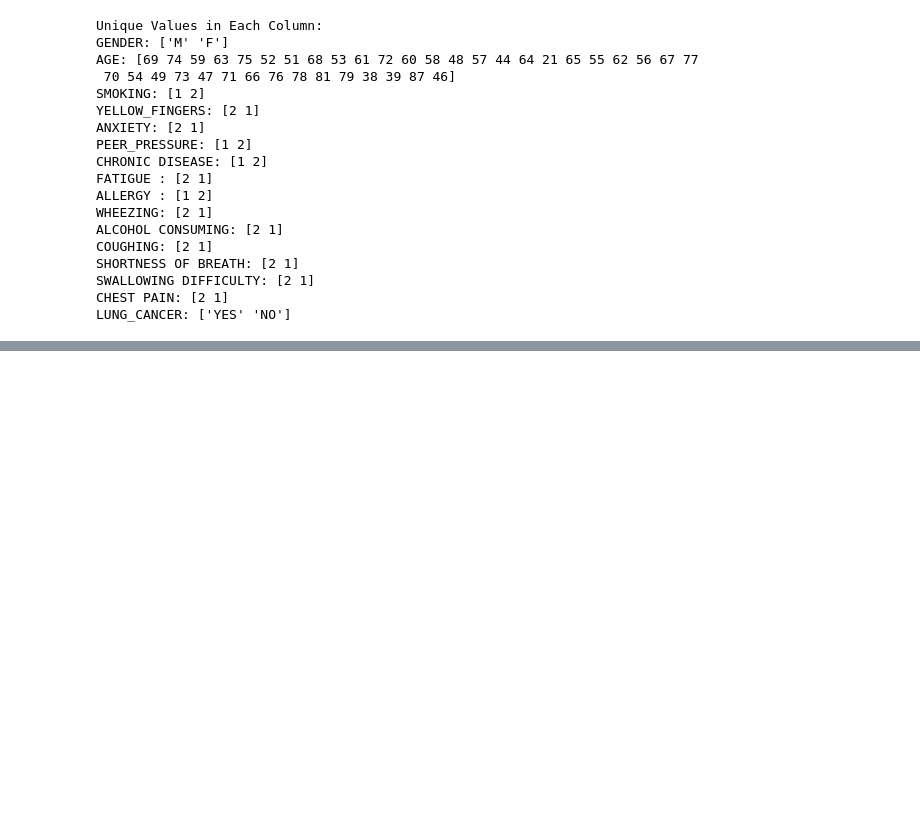
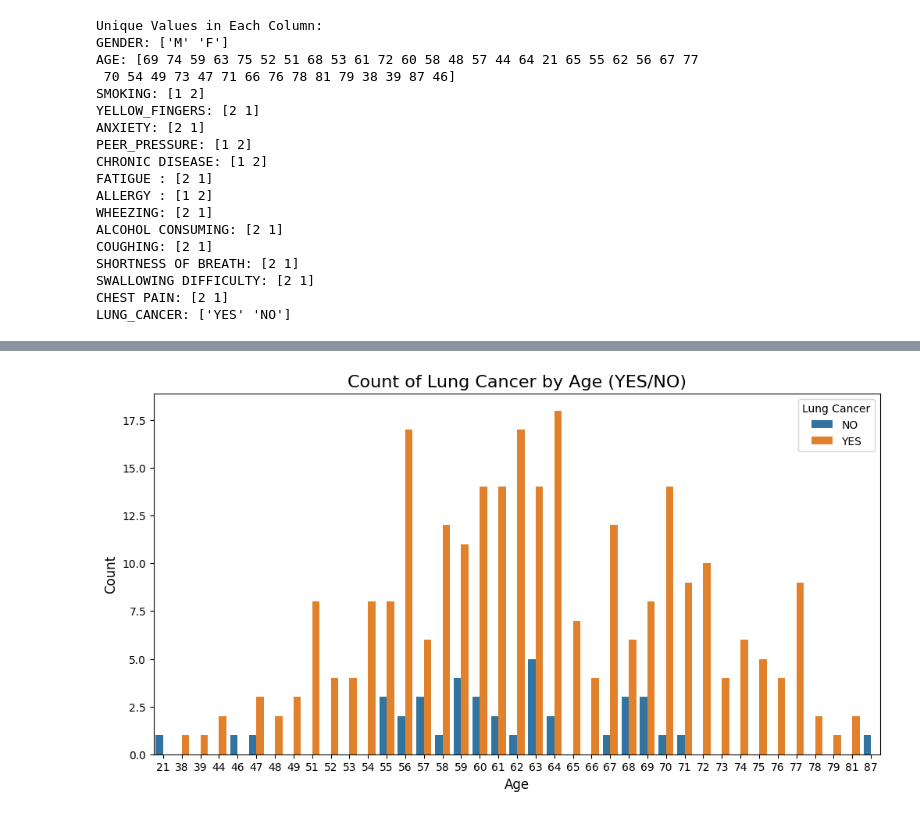
Before and after one commit to MerlinePricillaPeter/LUNG-CANCER-PREDICTION, a Jupyter notebook: LUNG_CANCER_PREDICTION.ipynb, the cells around one changed output, grey strips where cells are left out. Drawn from its saved outputs; the diff is of its cells as text; code cells hidden in the pictures; blank space fills up the shorter version.

```diff
--- a/LUNG_CANCER_PREDICTION.ipynb
+++ b/LUNG_CANCER_PREDICTION.ipynb
@@ -135,0 +189,11 @@ LUNG_CANCER: ['YES' 'NO']
+# %%
+# plotting a Countplot for AGE vs LUNG_CANCER
+plt.figure(figsize=(12, 6))
+sns.countplot(x='AGE', hue='LUNG_CANCER', data=df)
+plt.title('Count of Lung Cancer by Age (YES/NO)', fontsize=16)
+plt.xlabel('Age', fontsize=12)
+plt.ylabel('Count', fontsize=12)
+plt.legend(title='Lung Cancer', labels=['NO', 'YES'])
+plt.show()
+# %% [output]
+[figure, added]
```
Also changed, not shown: parts of 8 cells of this notebook.
